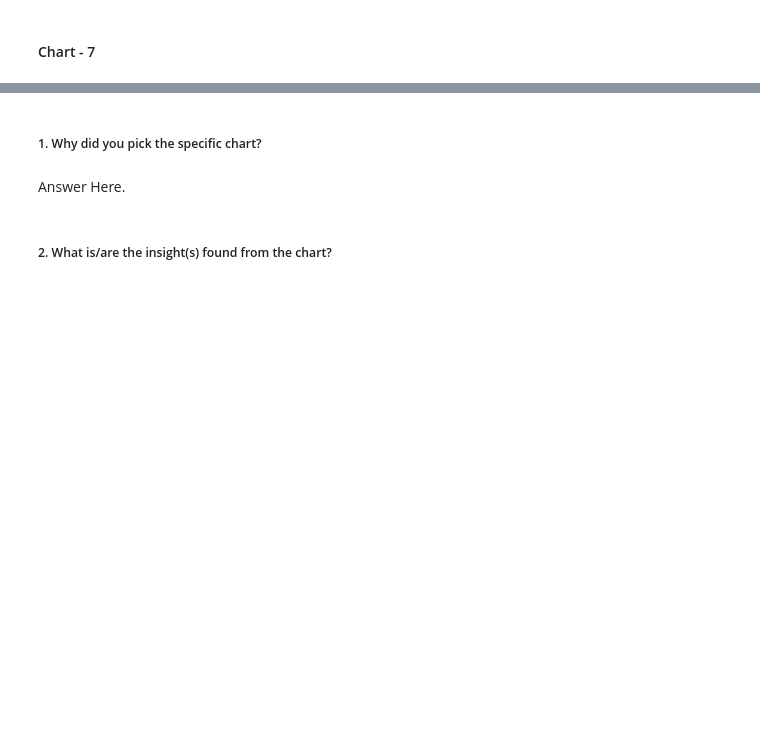
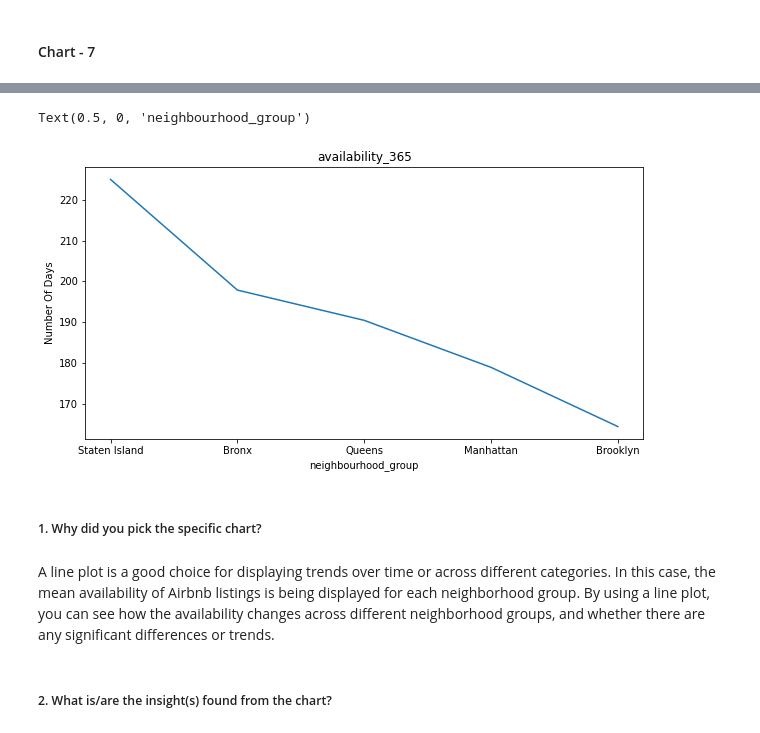
Before and after one commit to Azharpat/EDA-AIRBNB-CAPSTONE-PROJECT, a Jupyter notebook: EDA_AIRBNB_CAPSTONE_PROJECT.ipynb, the cells around one changed output, grey strips where cells are left out. Drawn from its saved outputs; the diff is of its cells as text; code cells hidden in the pictures; blank space fills up the shorter version.

```diff
--- a/EDA_AIRBNB_CAPSTONE_PROJECT.ipynb
+++ b/EDA_AIRBNB_CAPSTONE_PROJECT.ipynb
@@ -374,0 +566,4 @@ The insights gained from this chart could potentially help create a positive bus
+# %%
+#  Average room availability in  neighbourhood_group
+mean_availability=df.replace(0, np.nan, inplace=False).groupby(['neighbourhood_group'])['availability_365'].mean().sort_values(ascending=False)
+mean_availability.round().reset_index()
@@ -375,7 +577,17 @@ The insights gained from this chart could potentially help create a positive bus
+# %%
+plt.rcParams['figure.figsize'] = (10, 5)
+plt.plot(mean_availability)
+
+plt.title('availability_365')
+plt.ylabel('Number Of Days')
+plt.xlabel('neighbourhood_group')
+# %% [output]
+Text(0.5, 0, 'neighbourhood_group')
+[figure, added]
 # %% [markdown]
 ##### 1. Why did you pick the specific chart?
-# %% [markdown]
-Answer Here.
+# %% [markdown]
+A line plot is a good choice for displaying trends over time or across different categories. In this case, the mean availability of Airbnb listings is being displayed for each neighborhood group. By using a line plot, you can see how the availability changes across different neighborhood groups, and whether there are any significant differences or trends.
 # %% [markdown]
 ##### 2. What is/are the insight(s) found from the chart?
 # %% [markdown]
```
Also changed, not shown: parts of 56 cells of this notebook.
